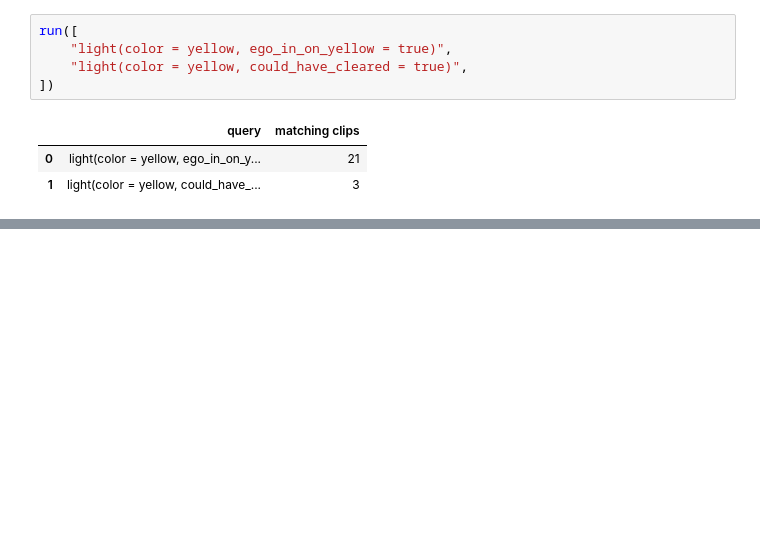
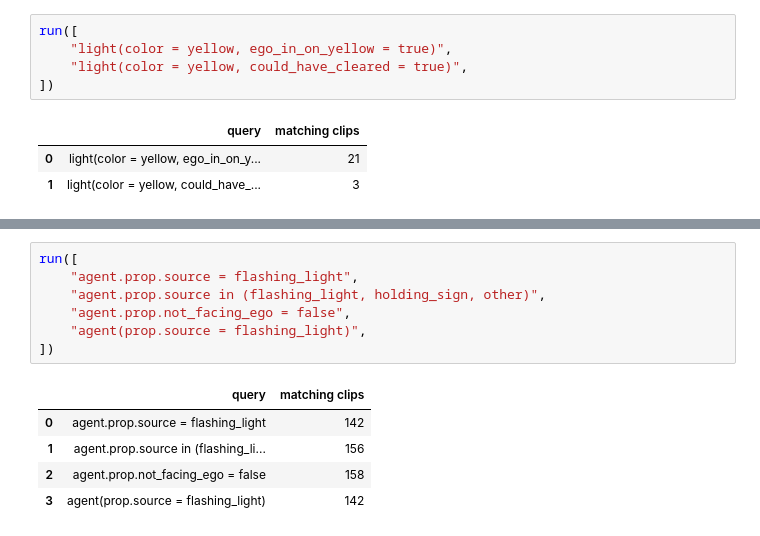
Before and after one commit to nv-tlabs/cascade-devkit, a Jupyter notebook: notebooks/02_query_dsl_tour.ipynb, the cells around one changed output, grey strips where cells are left out. Cells and saved outputs as stored; diff of their text form; blank space fills up the shorter version.

```diff
--- a/notebooks/02_query_dsl_tour.ipynb
+++ b/notebooks/02_query_dsl_tour.ipynb
@@ -423,0 +269,13 @@ run([
+# %%
+run([
+    "agent.prop.source = flashing_light",
+    "agent.prop.source in (flashing_light, holding_sign, other)",
+    "agent.prop.not_facing_ego = false",
+    "agent(prop.source = flashing_light)",
+])
+# %% [output]
+|  | query | matching clips |
+| 0 | agent.prop.source = flashing_light | 142 |
+| 1 | agent.prop.source in (flashing_li... | 156 |
+| 2 | agent.prop.not_facing_ego = false | 158 |
+| 3 | agent(prop.source = flashing_light) | 142 |
```
Also changed, not shown: parts of 30 cells of this notebook, 4 other files.
